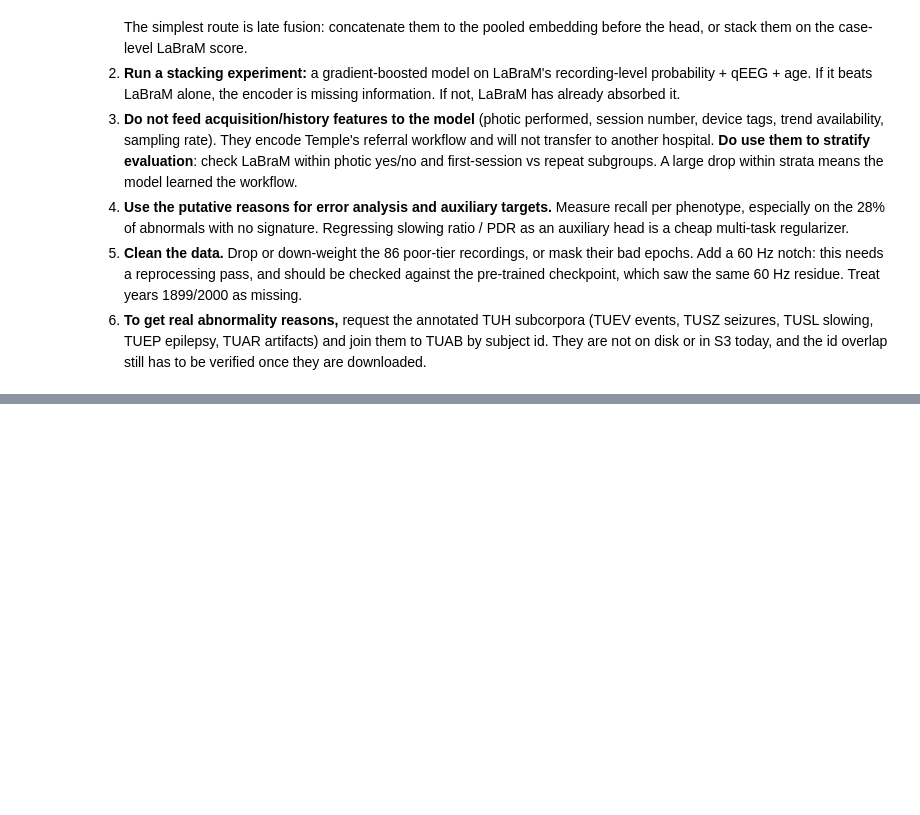
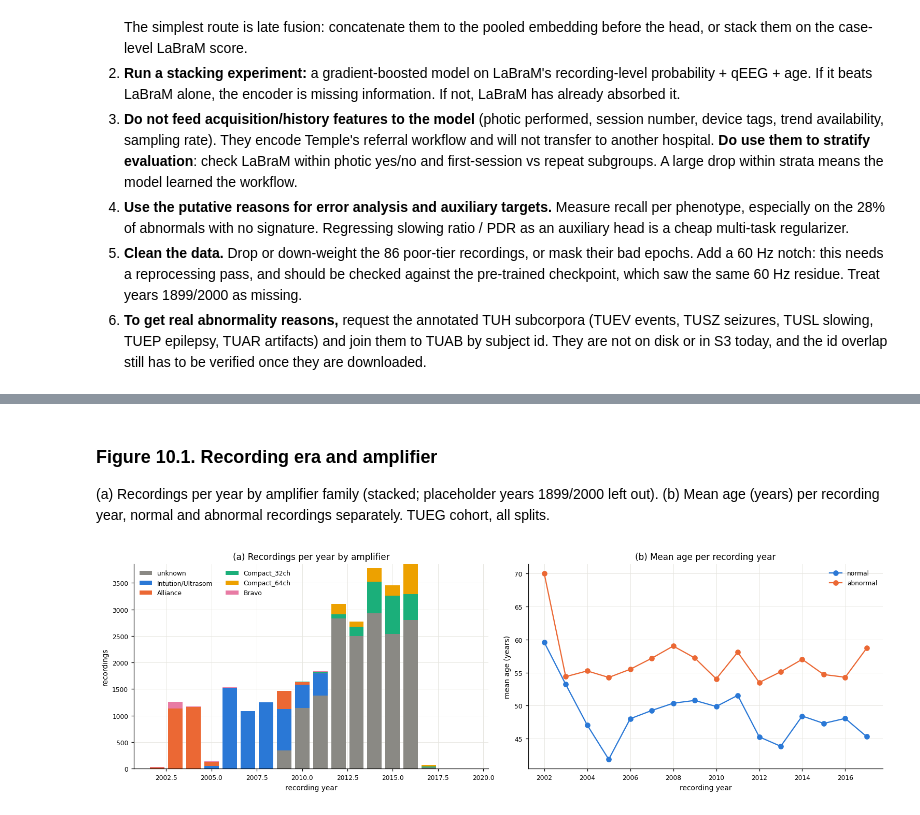
Before and after one commit to Neuro-Clalit/LaBraM, a Jupyter notebook: notebooks/tuab_meta_features.ipynb, the cells around one changed output, grey strips where cells are left out. Saved outputs shown, nothing was run; the diff lists cells and outputs as text; code cells hidden in the pictures; blank space fills up the shorter version.

```diff
--- a/notebooks/tuab_meta_features.ipynb
+++ b/notebooks/tuab_meta_features.ipynb
@@ -671,0 +1275,9 @@ Numbers are from the full TUAB v3.0.0 sweep (2,993 recordings, 2,329 subjects, 0
+# %%
+t102 = tg.groupby("equipment_family").agg(
+    recordings=("stem", "size"), abnormal_rate=("is_abnormal", "mean"), mean_age=("age", "mean"),
+    median_year=("year_clean", "median"), sfreq_mode=("sfreq", lambda s: s.mode().iat[0]),
+    val_share=("split", lambda s: (s == "val").mean()),
+).sort_values("recordings", ascending=False)
+display(numbered_table(t102.style.format({"recordings": "{:,}", "abnormal_rate": "{:.0%}", "mean_age": "{:.1f}",
+                                          "median_year": "{:.0f}", "sfreq_mode": "{:.0f}", "val_share": "{:.0%}"}),
+                       "10.2", "Amplifier families"))
@@ -671,0 +1293,25 @@ Numbers are from the full TUAB v3.0.0 sweep (2,993 recordings, 2,329 subjects, 0
+# %% [markdown]
+### Figure 10.1. Recording era and amplifier
+
+(a) Recordings per year by amplifier family (stacked; placeholder years 1899/2000 left out).
+(b) Mean age (years) per recording year, normal and abnormal recordings separately. TUEG
+cohort, all splits.
+# %%
+fig, axes = plt.subplots(1, 2, figsize=(14, 4.5))
+fam = pd.crosstab(tg["year_clean"], tg["equipment_family"])
+fam = fam[t102.index]
+bottom = np.zeros(len(fam))
+palette = ["#8a8984", "#2a78d6", "#eb6834", "#1baf7a", "#eda100", "#e87ba4", "#4a3aa7"]
+for color, col in zip(palette, fam.columns):
+    axes[0].bar(fam.index.astype(int), fam[col], bottom=bottom, color=color, width=0.8, label=col)
+    bottom += fam[col].to_numpy()
+axes[0].set(title="Recordings per year by amplifier", xlabel="recording year", ylabel="recordings")
+axes[0].legend(ncol=2)
+for lab, color in [("normal", C_NORMAL), ("abnormal", C_ABNORMAL)]:
+    m = tg[tg["label"] == lab].groupby("year_clean")["age"].mean()
+    axes[1].plot(m.index.astype(int), m.values, "o-", color=color, label=lab)
+axes[1].set(title="Mean age per recording year", xlabel="recording year", ylabel="mean age (years)")
+axes[1].legend()
+finish(fig, axes)
+# %% [output]
+[figure, added]
```
Also changed, not shown: parts of 70 cells of this notebook, 5 other files.
